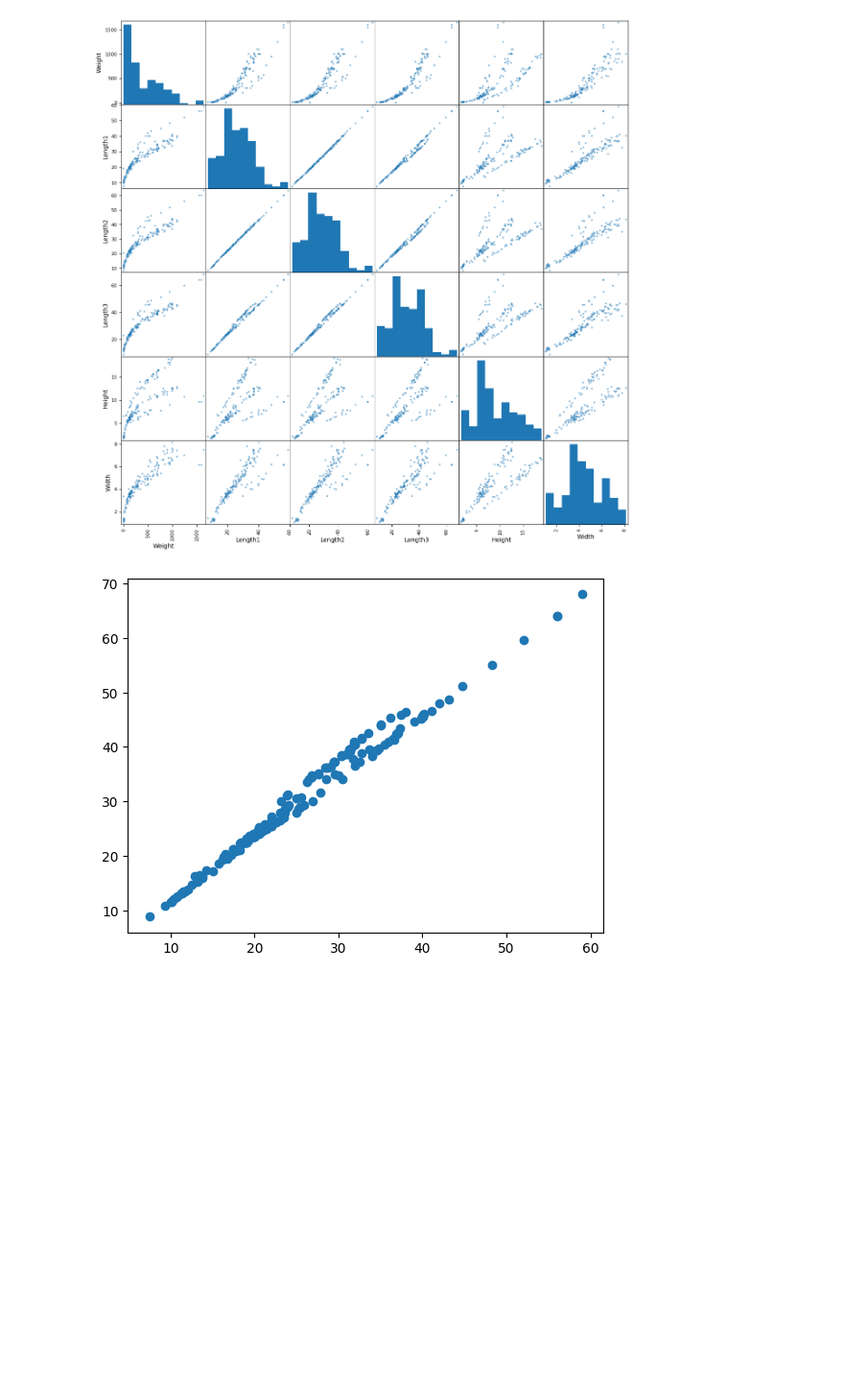
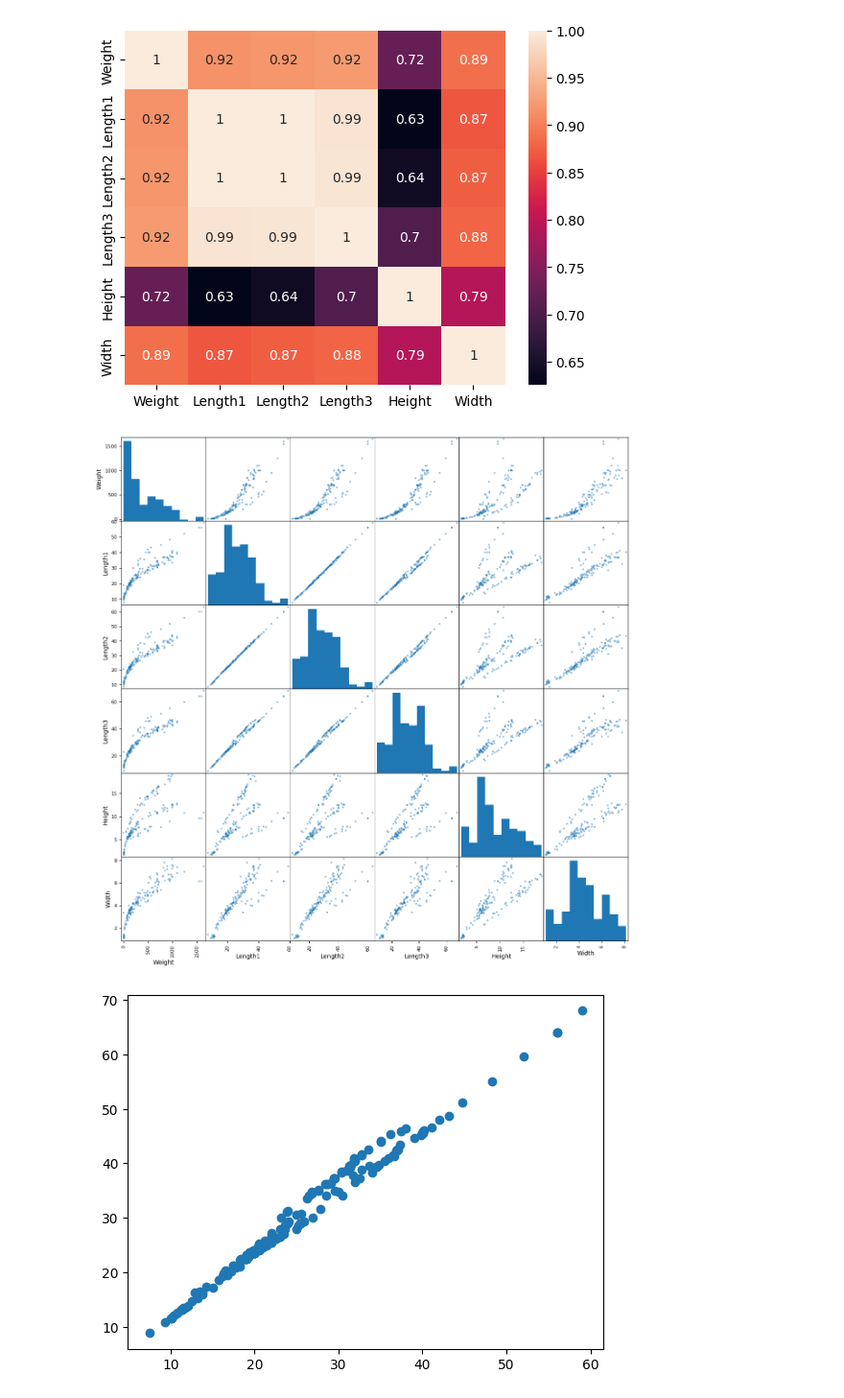
Before and after one commit to mauer9/ds_regress, a Jupyter notebook: fish.ipynb, the cells around one changed output. Shown at 96% size. Saved outputs shown, nothing was run; the diff lists cells and outputs as text; code cells hidden in the pictures; blank space fills up the shorter version.

Commit message:
added info, corr

```diff
--- a/fish.ipynb
+++ b/fish.ipynb
@@ -30,8 +59,13 @@ df
 # %%
+corrmat = df[['Weight', 'Length1', 'Length2', 'Length3', 'Height', 'Width']].corr()
+
+sns.heatmap(corrmat, annot=True)
 pd.plotting.scatter_matrix(df, figsize=(15, 15))
+
 plt.show()
 # %% [output]
-[figure, old version]
+[figure, new version]
+[figure, added]
 # %%
 plt.scatter(df.Length1, df.Length3)
 plt.show()
```
Also changed, not shown: parts of 3 cells of this notebook, 1 other file.
